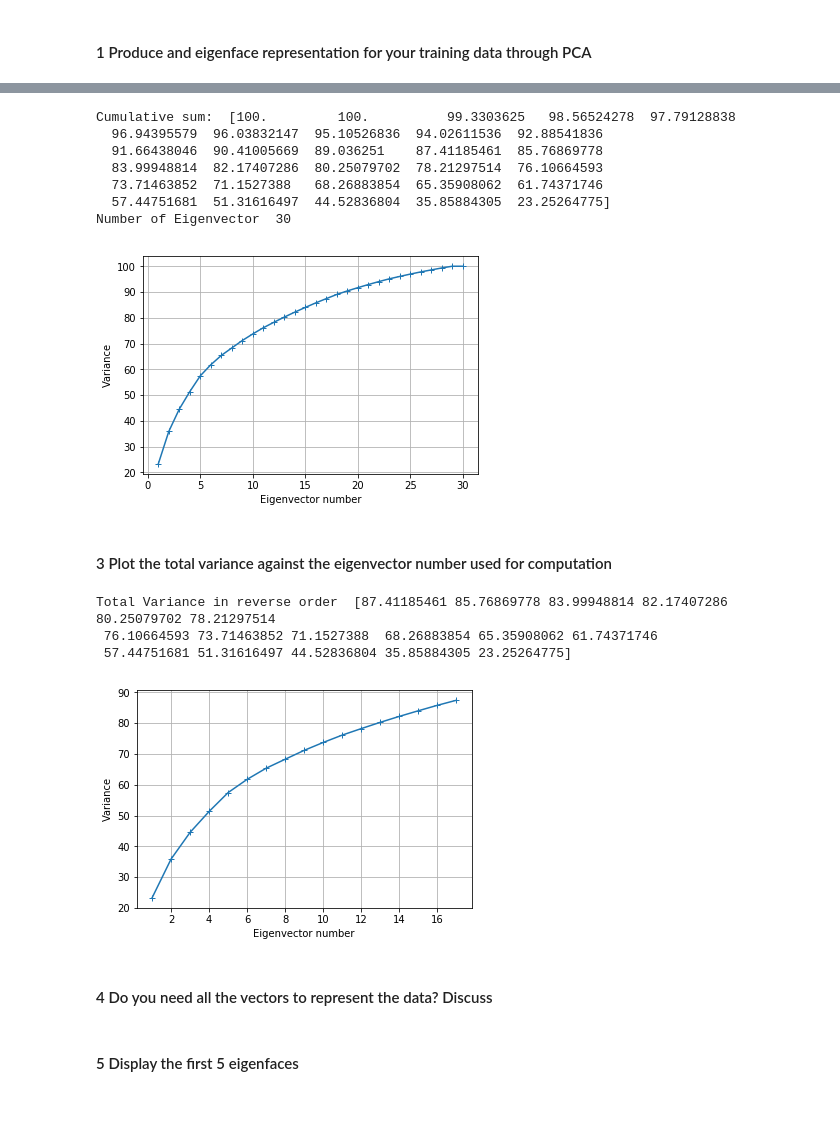
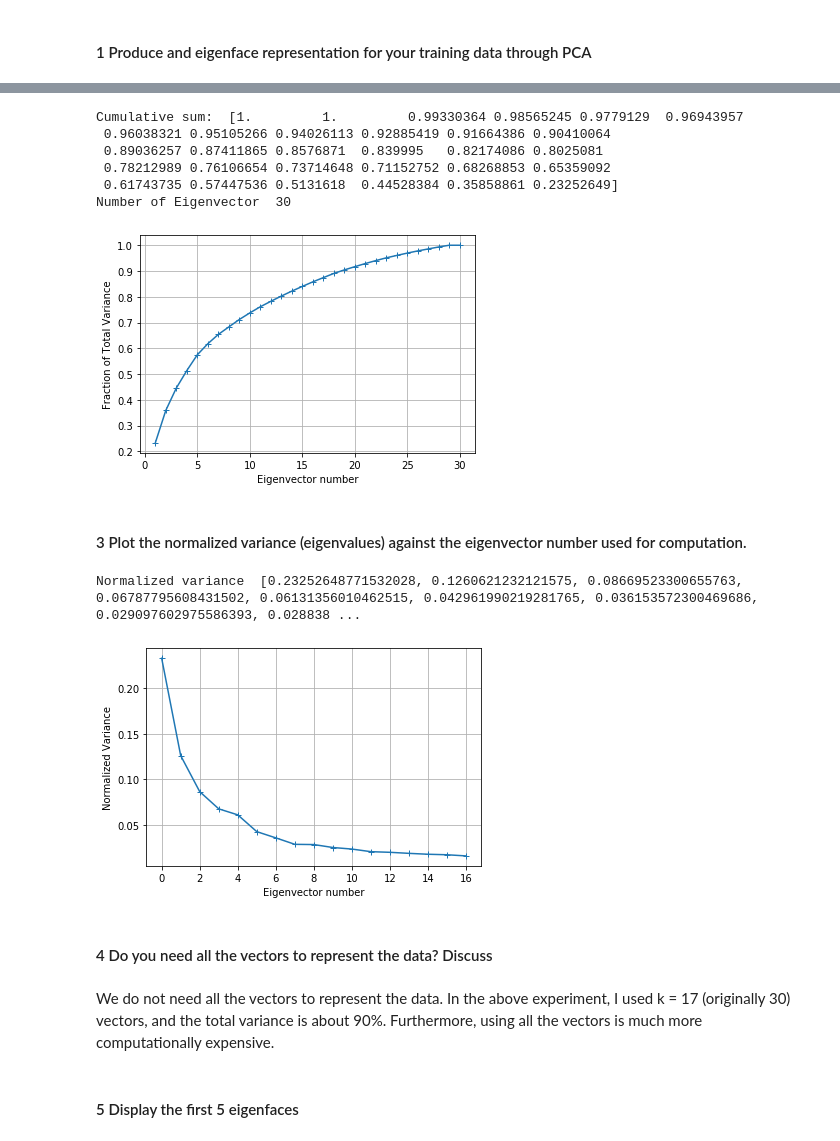
Before and after one commit to FulinHuang/Computer-Vision, a Jupyter notebook: A4_Face_Detection_Recognition/A4_Face_Detection_Recognition.ipynb, the cells around one changed output, grey strips where cells are left out. Cells and saved outputs as stored; diff of their text form; code cells hidden in the pictures; blank space fills up the shorter version.

```diff
--- a/A4_Face_Detection_Recognition/A4_Face_Detection_Recognition.ipynb
+++ b/A4_Face_Detection_Recognition/A4_Face_Detection_Recognition.ipynb
@@ -110,7 +109,6 @@ for i in range (0, len(new_image_vector_list)):
     plt.axis('off')
     plt.imshow(new_image_vector_list[i].reshape(128, 128), cmap='gray')
 
-
 # Calculate Covariance C = AA^T (less computationaly expensive)
 # Step 1) Concatenate vectors into a matrix
 image_matrix = new_image_vector_list[0]
@@ -138,41 +136,29 @@ for i in range(len(eigen_pair)):
     # We previously calculate eigenvectors for A^T*A
     # Eigenvectors for A*A^T are Ui = A*Vi
     new_val = np.dot(image_matrix, eigen_pair[i][1])
-#     print("New val", new_val)
     new_eigenvector.append(new_val)
-
-# print("new eigenvector ", new_eigenvector)
 
 # Update eigen_pair
 new_eigen_pair = [(eigen_pair[i][0], new_eigenvector[i]) for i in range(len(eigen_pair))]
 
 # Sort eigen-pair in descending form
 new_eigen_pair.sort(key=lambda x:x[0], reverse=True)
-for i in range(len(new_eigen_pair)):
-    print("eigenpair", new_eigen_pair[i][0], new_eigen_pair[i][1])
 
-num_pair = len(new_eigen_pair)
-
-# Variance captured by eah component
+# Variance captured by each component
 tot = sum(eigenvalue)
-var_exp = [(i/tot)*100 for i in sorted(eigenvalue, reverse=True)]
-print("var exp ", var_exp)
+var_exp = [(i/tot) for i in sorted(eigenvalue, reverse=True)]
 
 # Total (Cumulative) sum
 cum_sum = np.cumsum(var_exp)
 cum_sum_reverse = np.flipud(cum_sum)
-print(cum_sum)
 
 k = 17  # Eigenvector Number used for calculation
 # Create a matrix correspond to the eigenvectors
 chosen_eigen_pair = new_eigen_pair[0][1].reshape(128*128,1)
 for i in range(1, k):
-    print(i)
     b = new_eigen_pair[i][1].reshape(128*128,1)
-#     print("chosen ", chosen_eigen_pair)
     chosen_eigen_pair = np.hstack((chosen_eigen_pair, b))
 
 new_matrix = chosen_eigen_pair
 print(new_matrix.shape)
-print("New matrix ", new_matrix)
 # %% [output]
@@ -203,38 +175,34 @@ print("Number of Eigenvector ", num_pair)
 
 # Plot Diagram
 plt.xlabel("Eigenvector number")
-plt.ylabel("Variance")
+plt.ylabel("Fraction of Total Variance")
 x = (np.arange(num_pair, 0, -1))
 plt.plot(x, cum_sum_reverse, marker='+')
 plt.grid(True)
 plt.show()
 # %% [output]
-Cumulative sum:  [100.         100.          99.3303625   98.56524278  97.79128838
-  96.94395579  96.03832147  95.10526836  94.02611536  92.88541836
-  91.66438046  90.41005669  89.036251    87.41185461  85.76869778
-  83.99948814  82.17407286  80.25079702  78.21297514  76.10664593
-  73.71463852  71.1527388   68.26883854  65.35908062  61.74371746
-  57.44751681  51.31616497  44.52836804  35.85884305  23.25264775]
+Cumulative sum:  [1.         1.         0.99330364 0.98565245 0.9779129  0.96943957
+ 0.96038321 0.95105266 0.94026113 0.92885419 0.91664386 0.90410064
+ 0.89036257 0.87411865 0.8576871  0.839995   0.82174086 0.8025081
+ 0.78212989 0.76106654 0.73714648 0.71152752 0.68268853 0.65359092
+ 0.61743735 0.57447536 0.5131618  0.44528384 0.35858861 0.23252649]
 Number of Eigenvector  30
-[figure, old version]
+[figure, new version]
 # %% [markdown]
-#### 3  Plot the total variance against the eigenvector number used for computation
+#### 3  Plot the normalized variance (eigenvalues) against the eigenvector number used for computation.
 # %%
-y = cum_sum[:k]
-y = np.flipud(y)
-print("Total Variance in reverse order ", y)
+y = var_exp[:k]
+print("Normalized variance ", y)
 
 # Plot Diagram
 plt.xlabel("Eigenvector number")
-plt.ylabel("Variance")
-x = (np.arange(k, 0, -1))
+plt.ylabel("Normalized Variance")
+x = (np.arange(0, k, 1))
 plt.plot(x, y, marker='+')
 plt.grid(True)
 plt.show()
 # %% [output]
-Total Variance in reverse order  [87.41185461 85.76869778 83.99948814 82.17407286 80.25079702 78.21297514
- 76.10664593 73.71463852 71.1527388  68.26883854 65.35908062 61.74371746
- 57.44751681 51.31616497 44.52836804 35.85884305 23.25264775]
+Normalized variance  [0.23252648771532028, 0.1260621232121575, 0.08669523300655763, 0.06787795608431502, 0.06131356010462515, 0.042961990219281765, 0.036153572300469686, 0.029097602975586393, 0.028838 ...
-[figure, old version]
+[figure, new version]
 # %% [markdown]
 #### 4 Do you need all the vectors to represent the data? Discuss
@@ -243,3 +209,5 @@ Total Variance in reverse order  [87.41185461 85.76869778 83.99948814 82.1740728
+# %% [markdown]
+We do not need all the vectors to represent the data. In the above experiment, I used k = 17 (originally 30) vectors, and the total variance is about 90%. Furthermore, using all the vectors is much more computationally expensive.
 # %% [markdown]
 #### 5 Display the first 5 eigenfaces
 # %%
```
Also changed, not shown: parts of 14 cells of this notebook, 1 other file.
